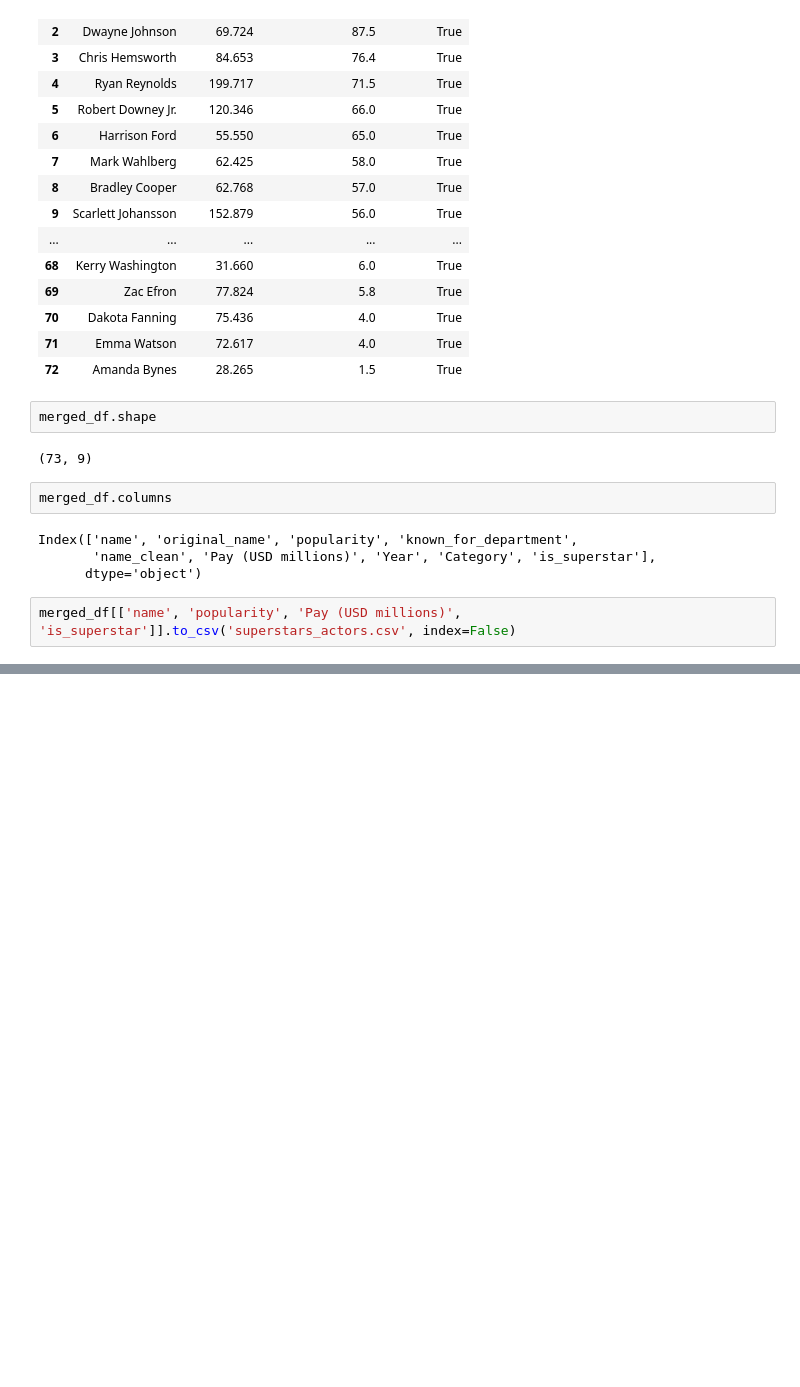
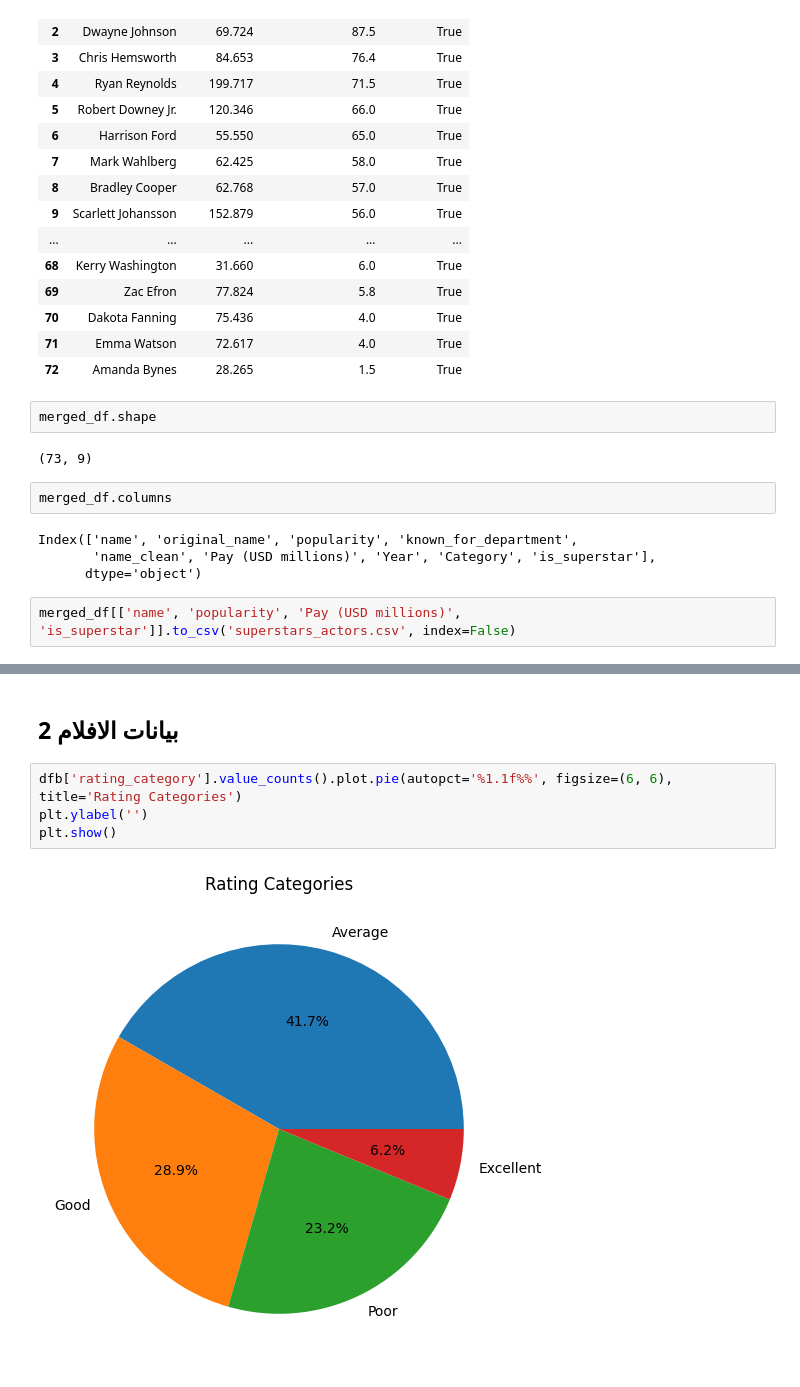
Before and after one commit to Noore573/MovieRevenue, a Jupyter notebook: CombinedNotebook.ipynb, the cells around one changed output, grey strips where cells are left out. Saved outputs shown, nothing was run; the diff lists cells and outputs as text; blank space fills up the shorter version.

```diff
--- a/CombinedNotebook.ipynb
+++ b/CombinedNotebook.ipynb
@@ -2501,0 +3258,8 @@ merged_df[['name', 'popularity', 'Pay (USD millions)', 'is_superstar']].to_csv('
+# %% [markdown]
+## بيانات الافلام 2
+# %%
+dfb['rating_category'].value_counts().plot.pie(autopct='%1.1f%%', figsize=(6, 6), title='Rating Categories')
+plt.ylabel('')
+plt.show()
+# %% [output]
+[figure, added]
```
Also changed, not shown: parts of 78 cells of this notebook.
